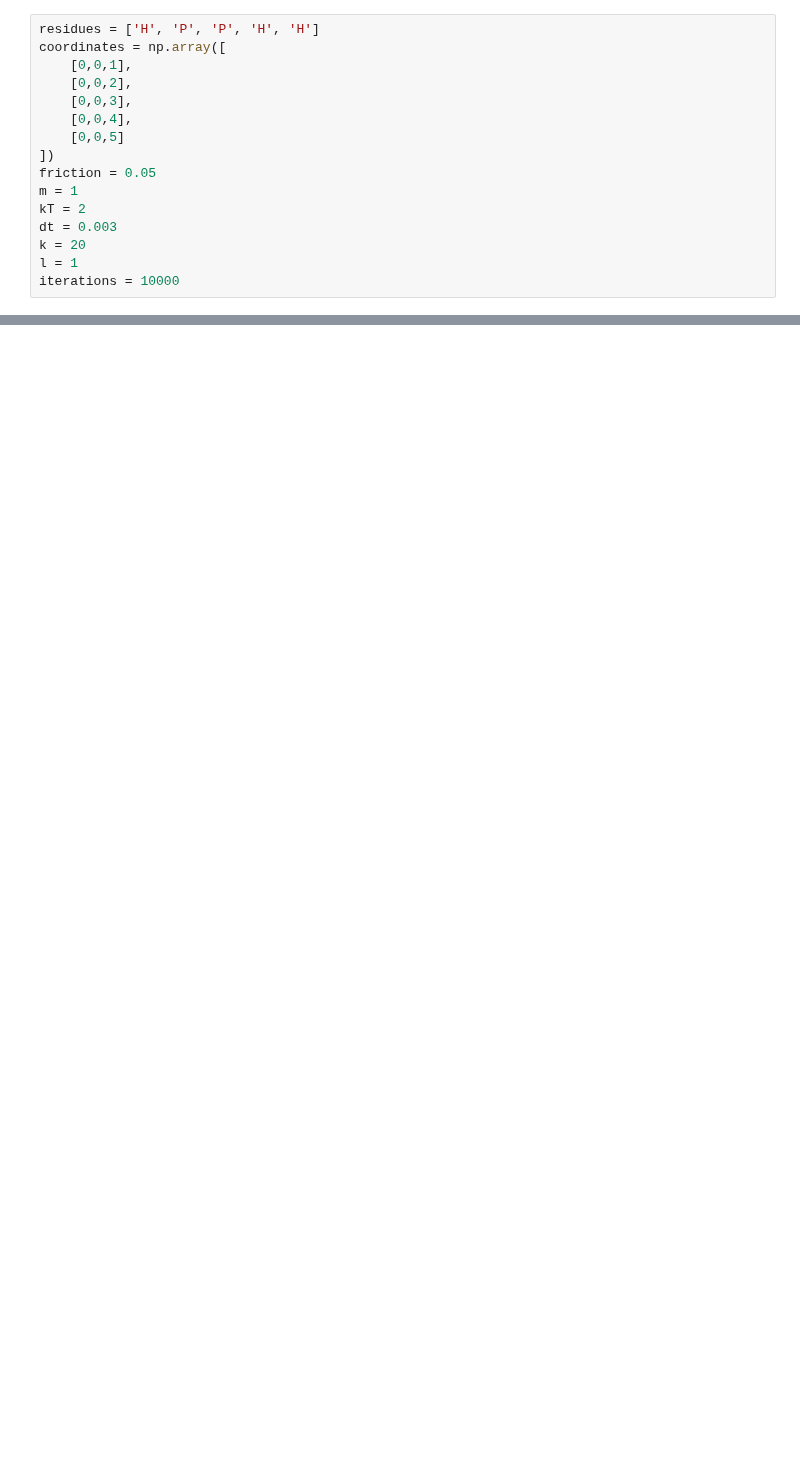
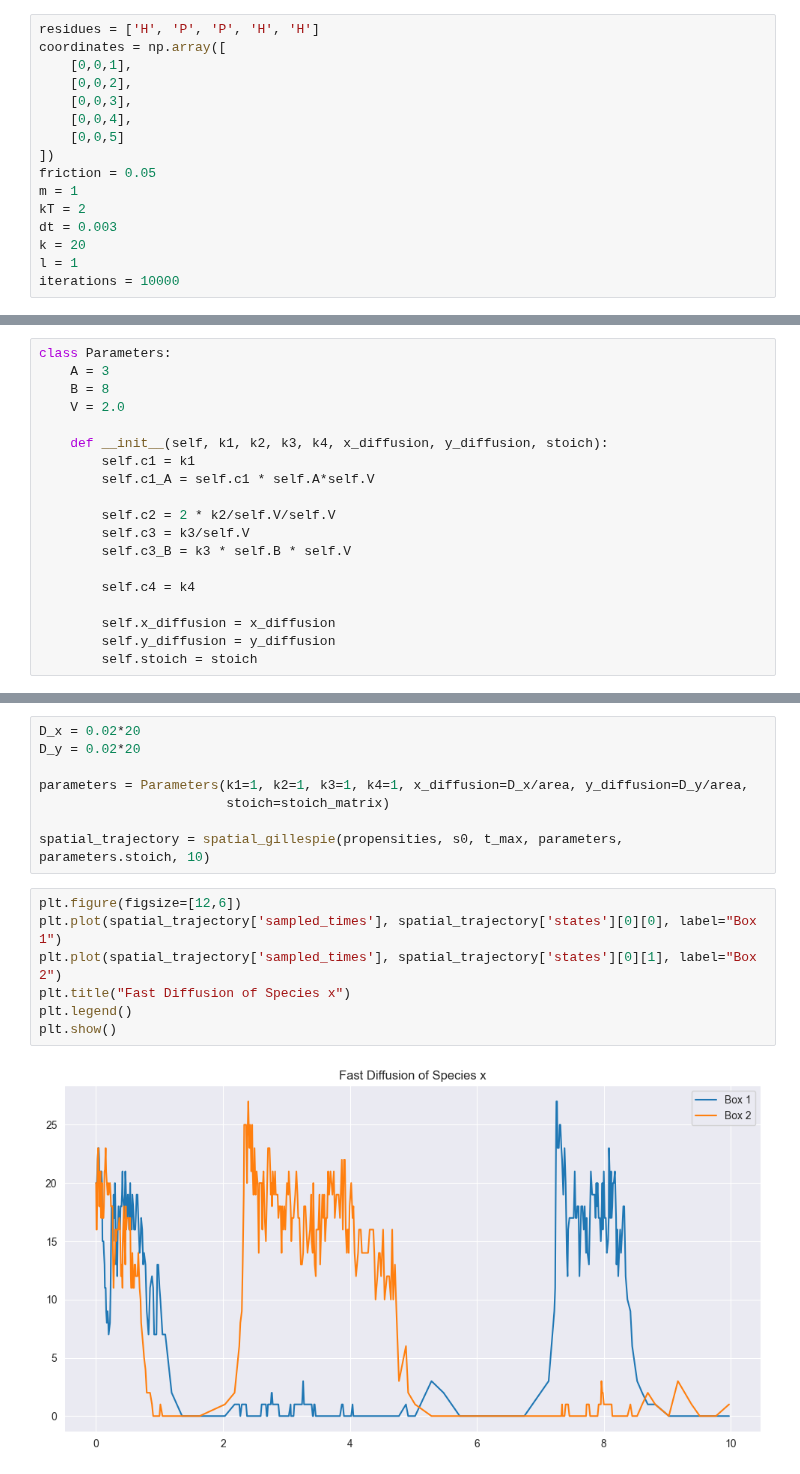
Before and after one commit to JooshK/ModelingTheLivingCell, a Jupyter notebook: scripts/PS5/main.ipynb, the cells around one changed output, grey strips where cells are left out. Cells and saved outputs as stored; diff of their text form; blank space fills up the shorter version.

```diff
--- a/scripts/PS5/main.ipynb
+++ b/scripts/PS5/main.ipynb
@@ -58,0 +85,19 @@ Kinetic:  8.477691362719415
+# %%
+class Parameters:
+    A = 3
+    B = 8
+    V = 2.0
+
+    def __init__(self, k1, k2, k3, k4, x_diffusion, y_diffusion, stoich):
+        self.c1 = k1
+        self.c1_A = self.c1 * self.A*self.V
+
+        self.c2 = 2 * k2/self.V/self.V
+        self.c3 = k3/self.V
+        self.c3_B = k3 * self.B * self.V
+
+        self.c4 = k4
+
+        self.x_diffusion = x_diffusion
+        self.y_diffusion = y_diffusion
+        self.stoich = stoich
@@ -58,0 +162,17 @@ Kinetic:  8.477691362719415
+# %%
+D_x = 0.02*20
+D_y = 0.02*20
+
+parameters = Parameters(k1=1, k2=1, k3=1, k4=1, x_diffusion=D_x/area, y_diffusion=D_y/area,
+                        stoich=stoich_matrix)
+
+spatial_trajectory = spatial_gillespie(propensities, s0, t_max, parameters, parameters.stoich, 10)
+# %%
+plt.figure(figsize=[12,6])
+plt.plot(spatial_trajectory['sampled_times'], spatial_trajectory['states'][0][0], label="Box 1")
+plt.plot(spatial_trajectory['sampled_times'], spatial_trajectory['states'][0][1], label="Box 2")
+plt.title("Fast Diffusion of Species x")
+plt.legend()
+plt.show()
+# %% [output]
+[figure, added]
```
Also changed, not shown: parts of 9 cells of this notebook, 6 other files.
